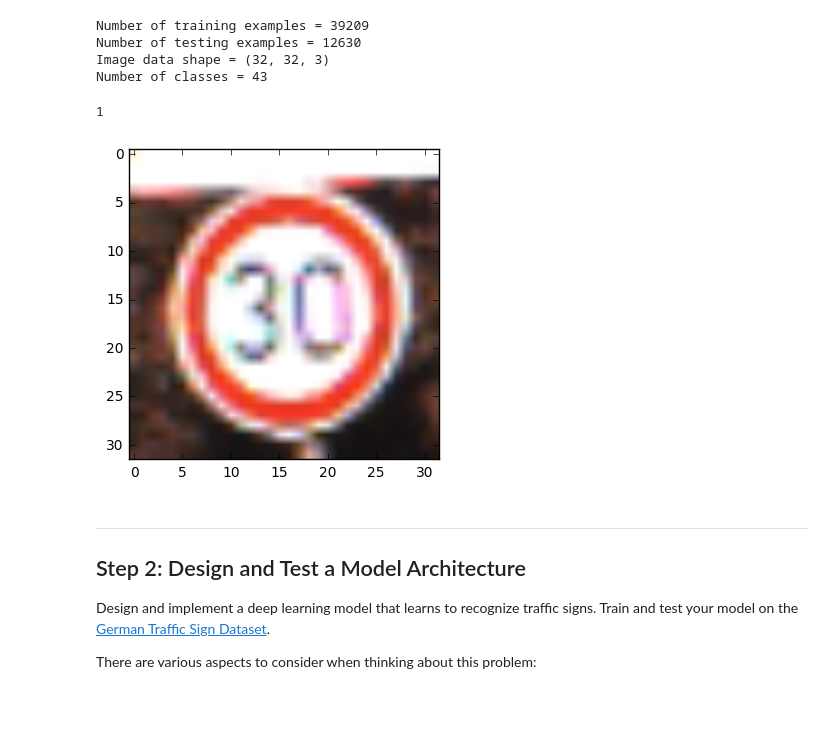
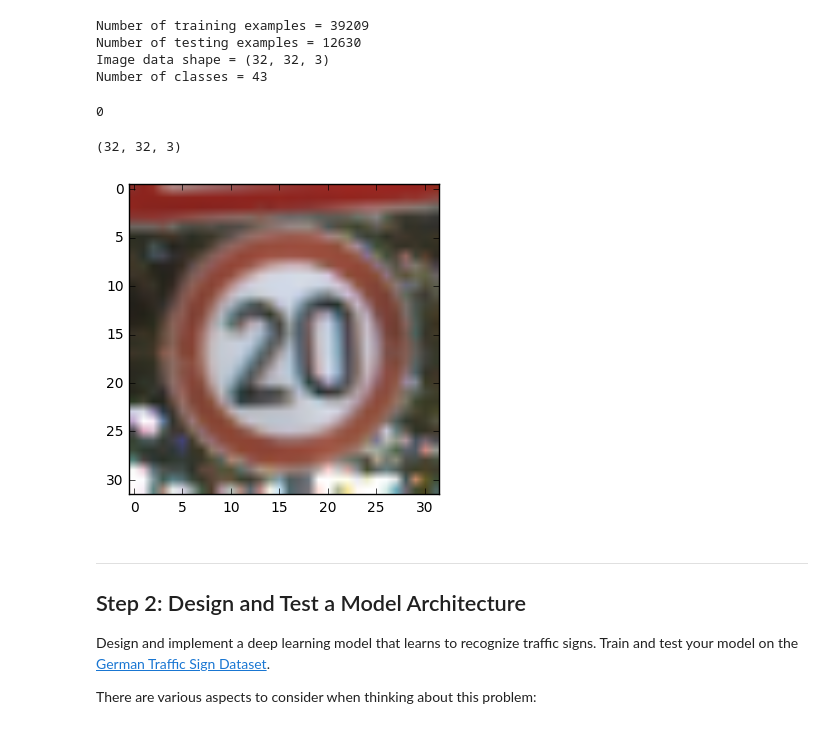
Before and after one commit to vshalaev/traffic-signs, a Jupyter notebook: Traffic_Signs_Recognition.ipynb, the cells around one changed output. Cells and saved outputs as stored; diff of their text form; code cells hidden in the pictures.

```diff
--- a/Traffic_Signs_Recognition.ipynb
+++ b/Traffic_Signs_Recognition.ipynb
@@ -74,11 +72,17 @@ Number of classes = 43
 # %%
 ### Data exploration visualization goes here.
 ### Feel free to use as many code cells as needed.
-plt.imshow(X_train[400])
-print(y_train[400])
+plt.imshow(X_train[58,:,:,:])
+print(y_train[58])
+
+X_train[58].shape
+
+#print (X_train[59])
+#print (X_train[58])
 # %% [output]
-1
+0
+(32, 32, 3)
-[figure, old version]
+[figure, new version]
 # %% [markdown]
 ----
 
```
Also changed, not shown: parts of 4 cells of this notebook.
